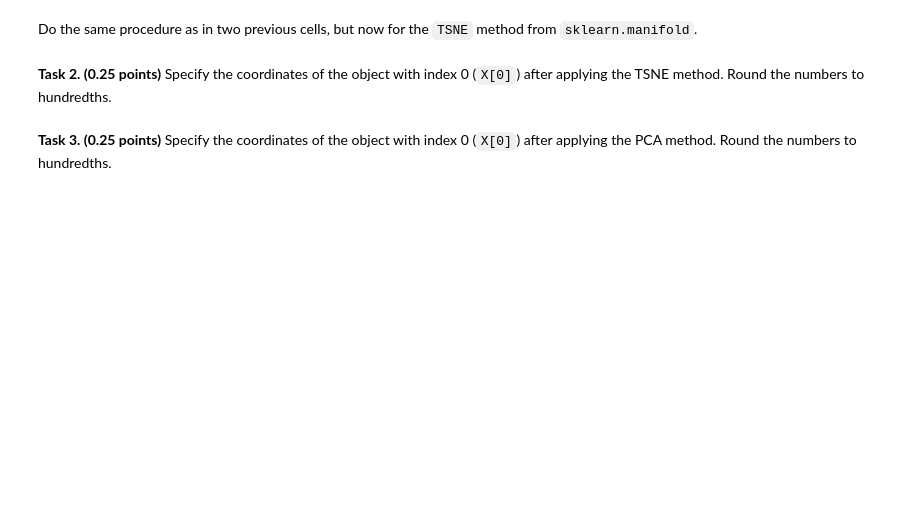
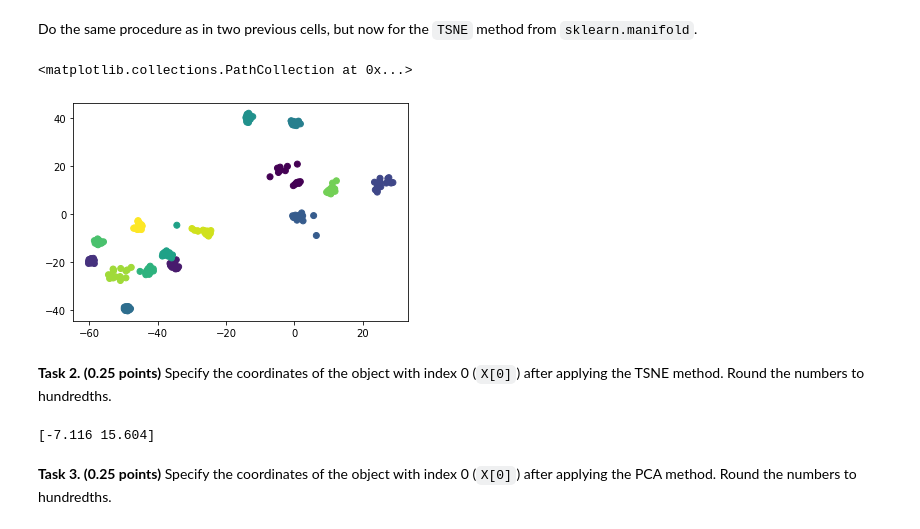
Before and after one commit to nocmok/AnDan2020, a Jupyter notebook: hw5/hw5.ipynb, the cells around one changed output. Cells and saved outputs as stored; diff of their text form; code cells hidden in the pictures; blank space fills up the shorter version.

```diff
--- a/hw5/hw5.ipynb
+++ b/hw5/hw5.ipynb
@@ -93,2 +136,14 @@ Do the same procedure as in two previous cells, but now for the `TSNE` method fr
+# %%
+from sklearn.manifold import TSNE
+
+X_tsne = TSNE(n_components=2, random_state=0).fit_transform(X)
+# %%
+y_zip = y[y < 15]
+X_tsne_zip = X_tsne[y < 15]
+
+plt.scatter(x=X_tsne_zip[:,0], y=X_tsne_zip[:,1], c=y_zip)
+# %% [output]
+<matplotlib.collections.PathCollection at 0x...>
+[figure, added]
 # %% [markdown]
 **Task 2. <a id="task2"></a> (0.25 points)** Specify the coordinates of the object with index 0 (`X[0]`) after applying the TSNE method. Round the numbers to hundredths.
@@ -99,2 +150,7 @@ cords_1_tsne = ...
+# %%
+cords_1_tsne = np.round(X_tsne[0], 3)
+print(cords_1_tsne)
+# %% [output]
+[-7.116 15.604]
 # %% [markdown]
 **Task 3. <a id="task3"></a> (0.25 points)** Specify the coordinates of the object with index 0 (`X[0]`) after applying the PCA method. Round the numbers to hundredths.
```
Also changed, not shown: parts of 22 cells of this notebook.
